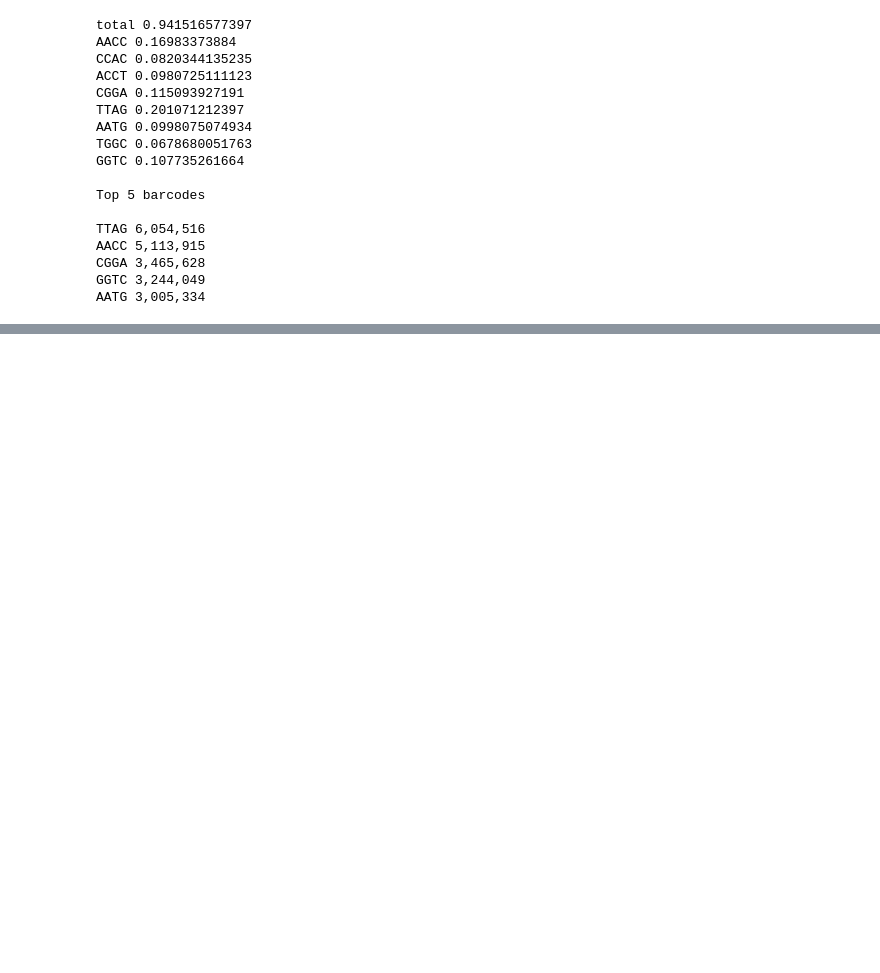
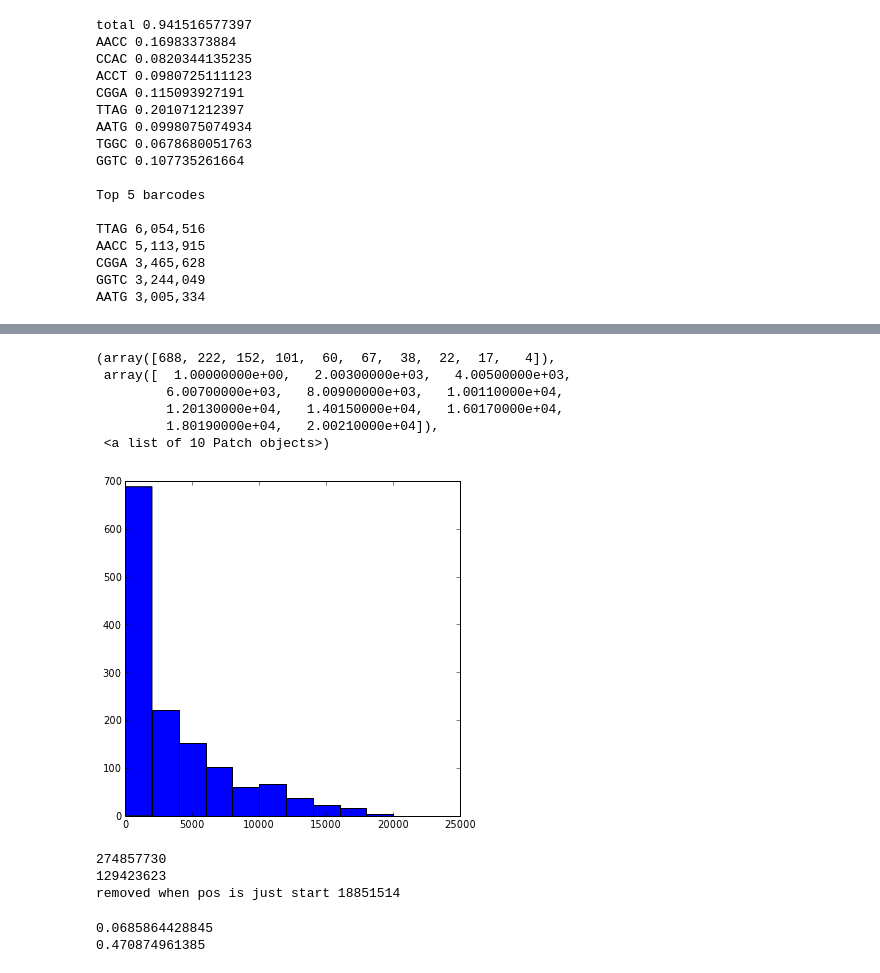
Before and after one commit to gpratt/iPython_Notebook, a Jupyter notebook: iclip_encode_analysis.ipynb, the cells around one changed output, grey strips where cells are left out. Drawn from its saved outputs; the diff is of its cells as text; code cells hidden in the pictures; blank space fills up the shorter version.

```diff
--- a/iclip_encode_analysis.ipynb
+++ b/iclip_encode_analysis.ipynb
@@ -337,0 +357,14 @@ AATG 3,005,334
+# %%
+x = pd.read_csv("H3_NNNNNN_L004_R1.A11.polyATrim.adapterTrim.rmRep.sorted.rg.rmDup.metrics", header=0, names=["barcode", "total", "removed"]
+            ,delimiter="\t")
+# %%
+figsize(6,6)
+hist(x.total)
+# %% [output]
+(array([688, 222, 152, 101,  60,  67,  38,  22,  17,   4]),
+ array([  1.00000000e+00,   2.00300000e+03,   4.00500000e+03,
+         6.00700000e+03,   8.00900000e+03,   1.00110000e+04,
+         1.20130000e+04,   1.40150000e+04,   1.60170000e+04,
+         1.80190000e+04,   2.00210000e+04]),
+ <a list of 10 Patch objects>)
+[figure, added]
@@ -337,0 +375,14 @@ AATG 3,005,334
+# %%
+print total.mapped
+print rmduped.mapped
+print "removed when pos is just start", 18851514
+# %% [output]
+274857730
+129423623
+removed when pos is just start 18851514
+# %%
+print 18851514 / float(total.mapped)
+print 129423623 / float(total.mapped)
+# %% [output]
+0.0685864428845
+0.470874961385
```
Also changed, not shown: parts of 49 cells of this notebook.
